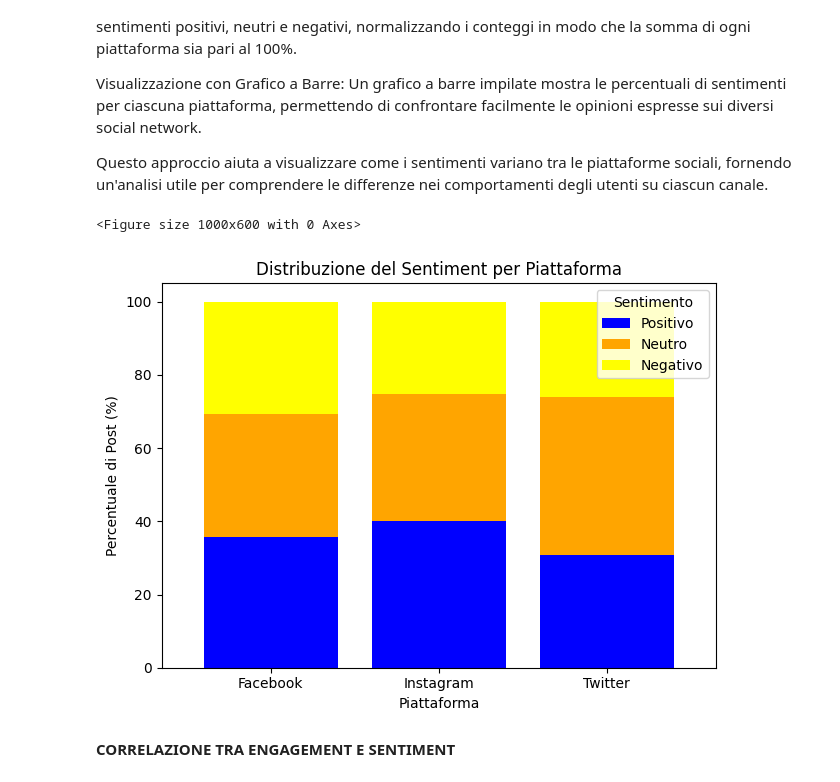
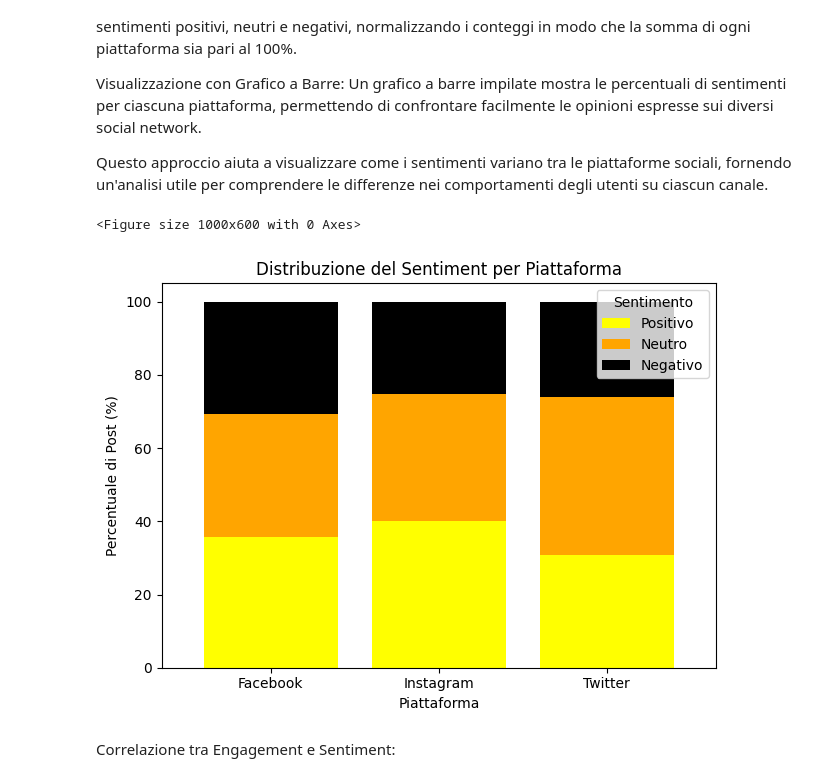
Before and after one commit to PaoVale/FIA, a Jupyter notebook: mercoledi.ipynb, the cells around one changed output. Cells and saved outputs as stored; diff of their text form; code cells hidden in the pictures.

```diff
--- a/mercoledi.ipynb
+++ b/mercoledi.ipynb
@@ -372,27 +365,27 @@ Questo approccio aiuta a visualizzare come i sentimenti variano tra le piattafor
 # %%
 import matplotlib.pyplot as plt
 import pandas as pd
 import seaborn as sns
 
 # 1. Calcolare la distribuzione dei sentimenti per ciascuna piattaforma
 # Raggruppiamo i dati in base alla piattaforma e al sentiment
 sentiment_distribution = filtered_data_cleaned.groupby(['Platform', 'Sentiment']).size().unstack(fill_value=0)
 
 # 2. Calcolare la percentuale per ciascun sentiment per piattaforma
 sentiment_percentage = sentiment_distribution.div(sentiment_distribution.sum(axis=1), axis=0) * 100
 
 # 3. Visualizzare la distribuzione con un grafico a barre
 plt.figure(figsize=(10, 6))
-sentiment_percentage.plot(kind='bar', stacked=True, color=['blue', 'orange', 'yellow'], width=0.8)
+sentiment_percentage.plot(kind='bar', stacked=True, color=['yellow', 'orange', 'black'], width=0.8)
 plt.title('Distribuzione del Sentiment per Piattaforma')
 plt.xlabel('Piattaforma')
 plt.ylabel('Percentuale di Post (%)')
 plt.xticks(rotation=0)
 plt.legend(title='Sentimento', labels=['Positivo', 'Neutro', 'Negativo'])
 plt.tight_layout()
 plt.show()
 # %% [output]
 <Figure size 1000x600 with 0 Axes>
-[figure, old version]
+[figure, new version]
-# %% [markdown]
-**CORRELAZIONE TRA ENGAGEMENT E SENTIMENT**
+# %% [markdown]
+ Correlazione tra Engagement e Sentiment:
```
Also changed, not shown: parts of 1 cell of this notebook.
